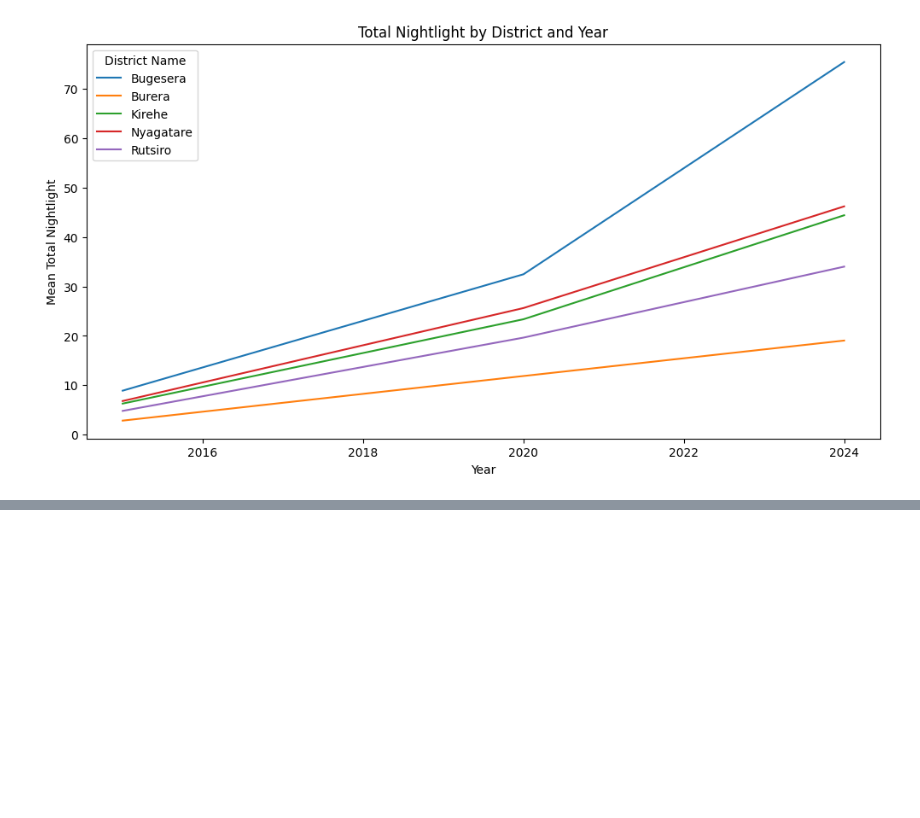
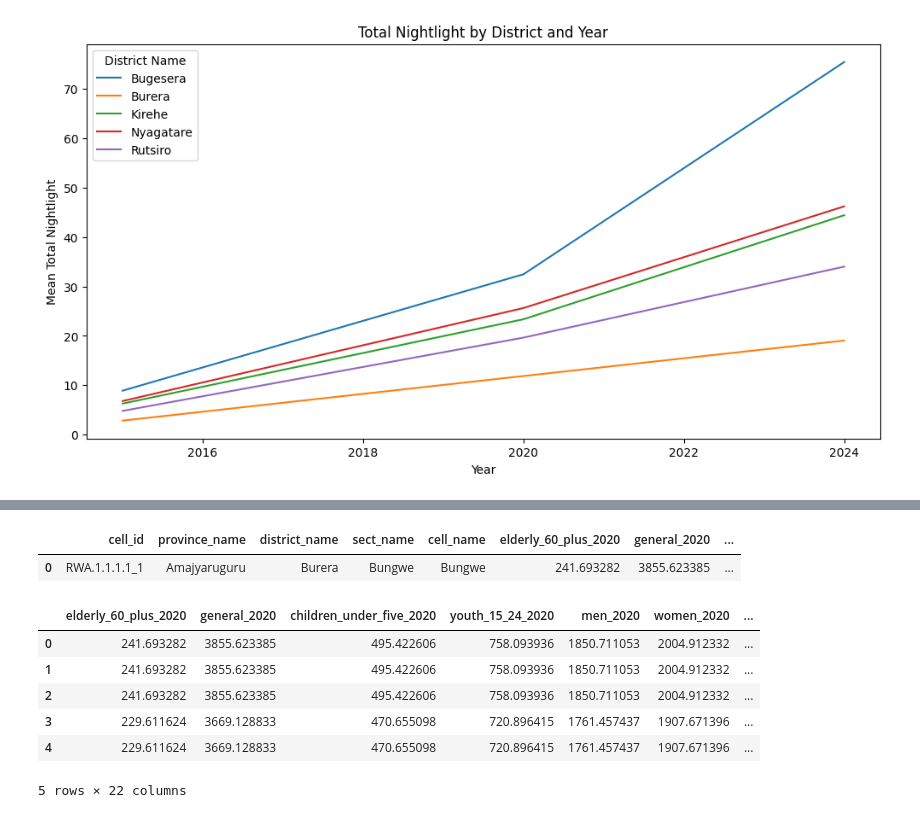
Before and after one commit to bimeobed/AIMS-DSCBI, a Jupyter notebook: notebooks/assignments/assignment-2.ipynb, the cells around one changed output, grey strips where cells are left out. Drawn from its saved outputs; the diff is of its cells as text; code cells hidden in the pictures; blank space fills up the shorter version.

```diff
--- a/notebooks/assignments/assignment-2.ipynb
+++ b/notebooks/assignments/assignment-2.ipynb
@@ -270,27 +270,27 @@ Create the following derived variables:
 # %% [markdown]
 # `SOLUTION2 PARTA`
 # %%
-df =pd.read_csv(FILE_POP_MW)
+df_pop =pd.read_csv(FILE_POP_MW)
 # %%
 #1. Adding working age population
 def working_age_population(row):
     return row['general_2020'] - (row['children_under_five_2020'] + row['elderly_60_plus_2020'])
-df['working_age_population'] = df.apply(working_age_population, axis=1)
+df_pop['working_age_population'] = df_pop.apply(working_age_population, axis=1)
 #2. Adding people_per_building
 def people_per_building(row):
     return row['general_2020'] / row['building_count'] if row['building_count'] > 0 else 0
-df['people_per_building'] = df.apply(people_per_building, axis=1)
+df_pop['people_per_building'] = df_pop.apply(people_per_building, axis=1)
 
 #3. Adding dependency ratio
 def dependency(row):
     return (row['children_under_five_2020'] + row['elderly_60_plus_2020']) / row['working_age_population'] * 100
-df['dependency_ratio'] = df.apply(dependency, axis=1)# calculate the dependency ratio as a percentage
+df_pop['dependency_ratio'] = df_pop.apply(dependency, axis=1)# calculate the dependency ratio as a percentage
 
 #4. Adding infrastructure index
 def infrastructure_index(row):
     return (row['working_age_population']/row['people_per_building'])*(1+row['dependency_ratio']/100) if row['people_per_building'] > 0 else 0
-df['infrastructure_index'] = df.apply(infrastructure_index, axis=1)# calculate the infrastructure index
-df.head()# display the first few rows of the dataframe with the new columns
+df_pop['infrastructure_index'] = df_pop.apply(infrastructure_index, axis=1)# calculate the infrastructure index
+df_pop.head()# display the first few rows of the dataframe with the new columns
 # %% [output]
 |  | cell_id | province_name | district_name | sector_name | cell_name | elderly_60_plus_2020 | general_2020 | ... |
 | 0 | RWA.1.1.1.1_1 | Amajyaruguru | Burera | Bungwe | Bungwe | 241.693282 | 3855.623385 | ... |
@@ -461,0 +435,13 @@ Please follow the genral guidelines below when preparing your analysis..
+# %%
+df.columns=['cell_id', 'prov_name', 'district_name', 'sect_name', 'province_name',
+       'dist_name', 'sector_name', 'cell_name', 'total_nightlight',
+       'mean_nightlight', 'median_nightlight', 'max_nightlight',
+       'min_nightlight', 'std_nightlight', 'pixel_count', 'lit_pixel_count',
+       'year', 'lit_pixel_percentage']
+nigh_cols=['district_name','sect_name','cell_name', 'total_nightlight', 'median_nightlight', 'max_nightlight', 'std_nightlight', 'pixel_count', 'lit_pixel_count', 'lit_pixel_percentage']
+df_night=df[nigh_cols]
+df_night['com']=df_night['district_name']+df_night['sect_name']+df_night['cell_name']
+def cases(row):
+    return row['com'].capitalize()
+
+df_night['com'] = df_night.apply(cases, axis=1)
@@ -461,0 +459,32 @@ Please follow the genral guidelines below when preparing your analysis..
+# %%
+df_pop.columns=['cell_id', 'province_name', 'district_name', 'sect_name', 'cell_name',
+       'elderly_60_plus_2020', 'general_2020', 'children_under_five_2020',
+       'youth_15_24_2020', 'men_2020', 'women_2020', 'building_count',
+       'working_age_population', 'people_per_building', 'dependency_ratio',
+       'infrastructure_index']
+df_pop['com']=df_pop['district_name']+df_pop['sect_name']+df_pop['cell_name']
+def cases(row):
+    return row['com'].capitalize()
+
+df_pop['com'] = df_pop.apply(cases, axis=1)
+# %%
+df_pop.head(1)
+# %% [output]
+|  | cell_id | province_name | district_name | sect_name | cell_name | elderly_60_plus_2020 | general_2020 | ... |
+| 0 | RWA.1.1.1.1_1 | Amajyaruguru | Burera | Bungwe | Bungwe | 241.693282 | 3855.623385 | ... |
+# %%
+df_pop=df_pop[['elderly_60_plus_2020', 'general_2020', 'children_under_five_2020',
+       'youth_15_24_2020', 'men_2020', 'women_2020', 'building_count',
+       'working_age_population', 'people_per_building', 'dependency_ratio',
+       'infrastructure_index', 'com']]
+
+mergedf = pd.merge(df_pop, df_night, on="com", how="left")
+mergedf.head()
+# %% [output]
+|  | elderly_60_plus_2020 | general_2020 | children_under_five_2020 | youth_15_24_2020 | men_2020 | women_2020 | ... |
+| 0 | 241.693282 | 3855.623385 | 495.422606 | 758.093936 | 1850.711053 | 2004.912332 | ... |
+| 1 | 241.693282 | 3855.623385 | 495.422606 | 758.093936 | 1850.711053 | 2004.912332 | ... |
+| 2 | 241.693282 | 3855.623385 | 495.422606 | 758.093936 | 1850.711053 | 2004.912332 | ... |
+| 3 | 229.611624 | 3669.128833 | 470.655098 | 720.896415 | 1761.457437 | 1907.671396 | ... |
+| 4 | 229.611624 | 3669.128833 | 470.655098 | 720.896415 | 1761.457437 | 1907.671396 | ... |
+5 rows × 22 columns
```
Also changed, not shown: parts of 6 cells of this notebook.
